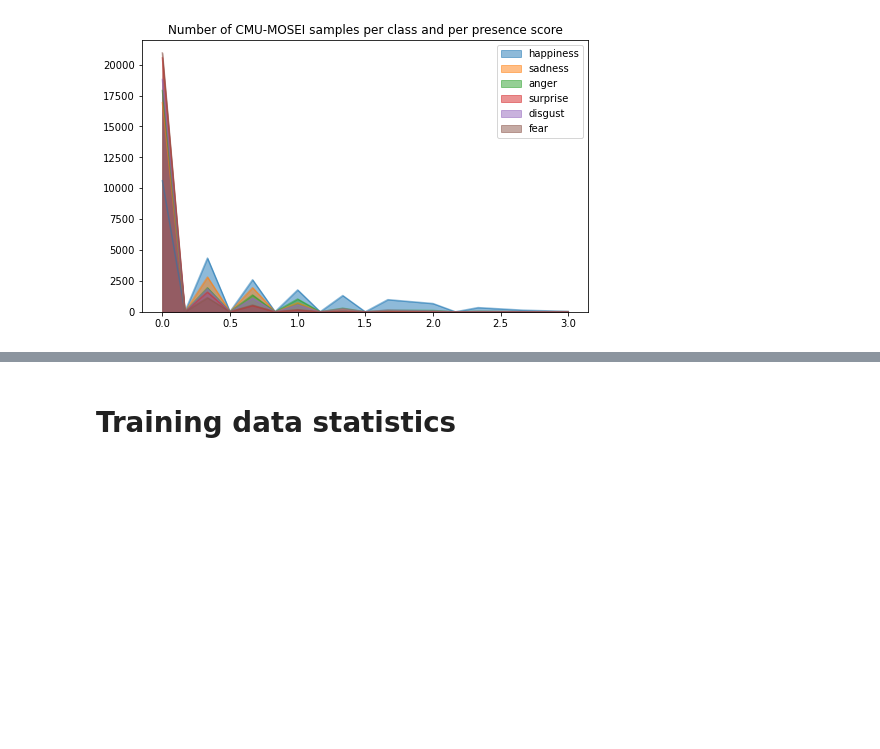
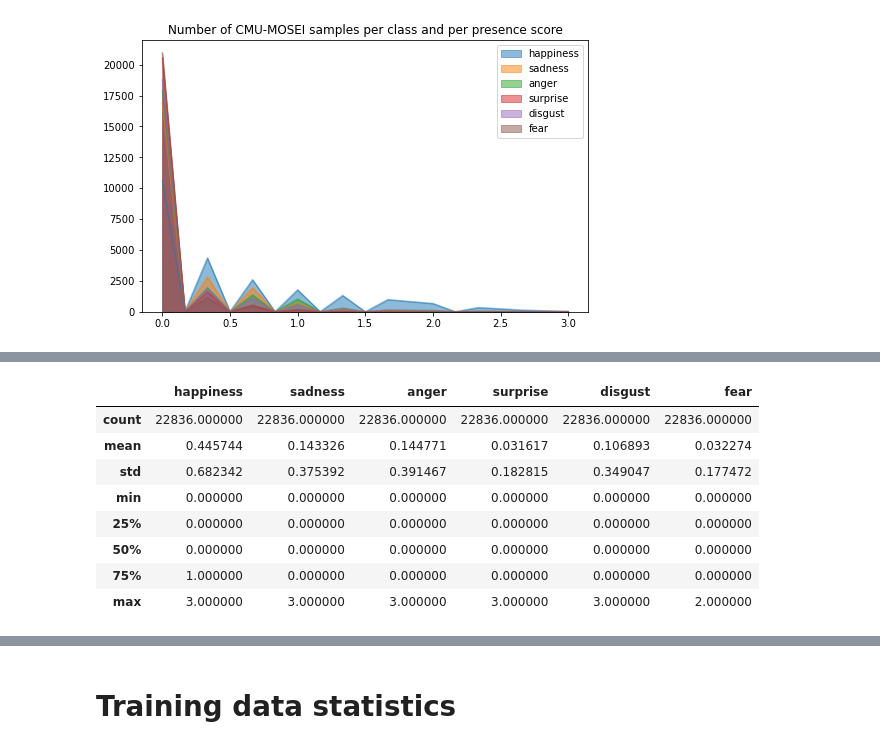
Before and after one commit to helenetran3/MCF-EmoLIS, a Jupyter notebook: label_statistics.ipynb, the cells around one changed output, grey strips where cells are left out. Saved outputs shown, nothing was run; the diff lists cells and outputs as text; code cells hidden in the pictures; blank space fills up the shorter version.

```diff
--- a/label_statistics.ipynb
+++ b/label_statistics.ipynb
@@ -253,0 +240,12 @@ df_all_pres.iloc[1].plot(kind='bar', colormap='viridis')
+# %%
+df_all_coa.describe()
+# %% [output]
+|  | happiness | sadness | anger | surprise | disgust | fear |
+| count | 22836.000000 | 22836.000000 | 22836.000000 | 22836.000000 | 22836.000000 | 22836.000000 |
+| mean | 0.445744 | 0.143326 | 0.144771 | 0.031617 | 0.106893 | 0.032274 |
+| std | 0.682342 | 0.375392 | 0.391467 | 0.182815 | 0.349047 | 0.177472 |
+| min | 0.000000 | 0.000000 | 0.000000 | 0.000000 | 0.000000 | 0.000000 |
+| 25% | 0.000000 | 0.000000 | 0.000000 | 0.000000 | 0.000000 | 0.000000 |
+| 50% | 0.000000 | 0.000000 | 0.000000 | 0.000000 | 0.000000 | 0.000000 |
+| 75% | 1.000000 | 0.000000 | 0.000000 | 0.000000 | 0.000000 | 0.000000 |
+| max | 3.000000 | 3.000000 | 3.000000 | 3.000000 | 3.000000 | 2.000000 |
```
Also changed, not shown: parts of 66 cells of this notebook.
